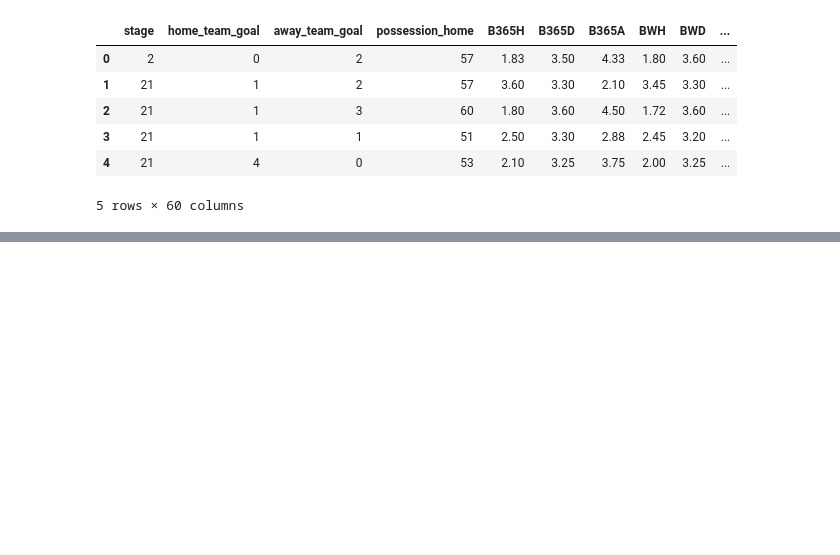
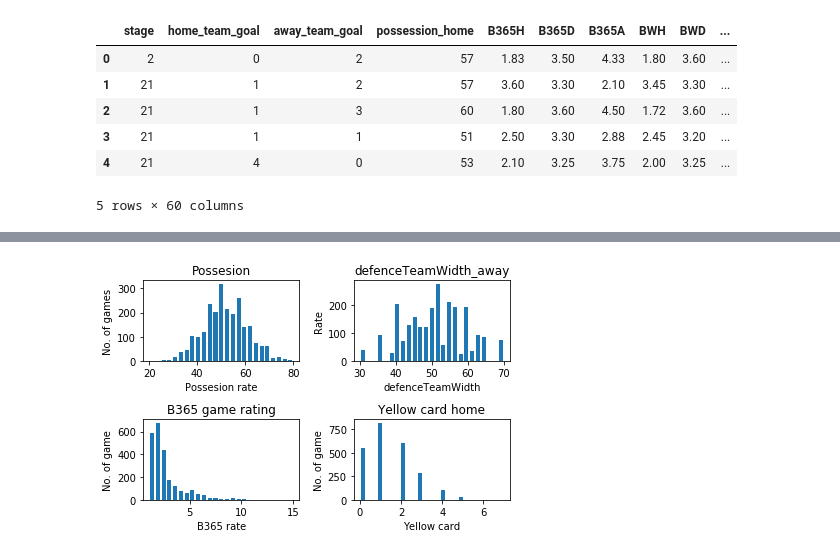
Before and after one commit to ShawnHouCHN/Introduction-to-Machine-Learning-and-Data-Mining-E17, a Jupyter notebook: Project1/Project 1 Notebook.ipynb, the cells around one changed output, grey strips where cells are left out. Drawn from its saved outputs; the diff is of its cells as text; code cells hidden in the pictures; blank space fills up the shorter version.

Commit message:
two plots

```diff
--- a/Project1/Project 1 Notebook.ipynb
+++ b/Project1/Project 1 Notebook.ipynb
@@ -57,0 +91,52 @@ mode: [0]
+# %%
+fig, ax = plt.subplots(nrows=2, ncols=2)
+##Most not norm distributed, possesion seems to be. plot it in histogram.
+phhist, phbins = np.histogram(df_match['possession_home'].tolist(), bins=25)  # plt.hist passes it's arguments to np.histogram
+phwidth = 0.7 * (phbins[1] - phbins[0])
+phcenter = (phbins[:-1] + phbins[1:]) / 2 # bin edges for the x-axis, a function of bins
+
+
+plt.figure(1)
+plt.subplot(221)
+plt.bar(phcenter, phhist, align='center', width=phwidth)
+plt.xlabel('Possesion rate')
+plt.ylabel('No. of games')
+plt.title('Possesion')
+
+
+
+dtwhist, dtwbins = np.histogram(df_match['defenceTeamWidth_away'].tolist(), bins=25)  # plt.hist passes it's arguments to np.histogram
+dtwwidth = 0.7 * (dtwbins[1] - dtwbins[0])
+dtwcenter = (dtwbins[:-1] + dtwbins[1:]) / 2 # bin edges for the x-axis, a function of bins
+plt.subplot(222)
+plt.bar(dtwcenter, dtwhist, align='center', width=dtwwidth)
+
+
+plt.xlabel('defenceTeamWidth')
+plt.ylabel('Rate')
+plt.title('defenceTeamWidth_away')
+
+
+bhhist, bhbins = np.histogram(df_match['B365H'].tolist(), bins=25)  # plt.hist passes it's arguments to np.histogram
+bhwidth = 0.7 * (bhbins[1] - bhbins[0])
+bhcenter = (bhbins[:-1] + bhbins[1:]) / 2 # bin edges for the x-axis, a function of bins
+plt.subplot(223)
+plt.bar(bhcenter, bhhist, align='center', width=bhwidth)
+plt.xlabel('B365 rate')
+plt.ylabel('No. of game')
+plt.title('B365 game rating')
+
+
+yhhist, yhbins = np.histogram(df_match['ycard_home'].tolist(), bins=25)  # plt.hist passes it's arguments to np.histogram
+yhwidth = 0.7 * (yhbins[1] - yhbins[0])
+yhcenter = (yhbins[:-1] + yhbins[1:]) / 2 # bin edges for the x-axis, a function of bins
+plt.subplot(224)
+plt.bar(yhcenter, yhhist, align='center', width=yhwidth)
+plt.xlabel('Yellow card')
+plt.ylabel('No. of game')
+plt.title('Yellow card home')
+
+plt.tight_layout()
+plt.show()
+# %% [output]
+[figure, added]
```
Also changed, not shown: parts of 8 cells of this notebook.
